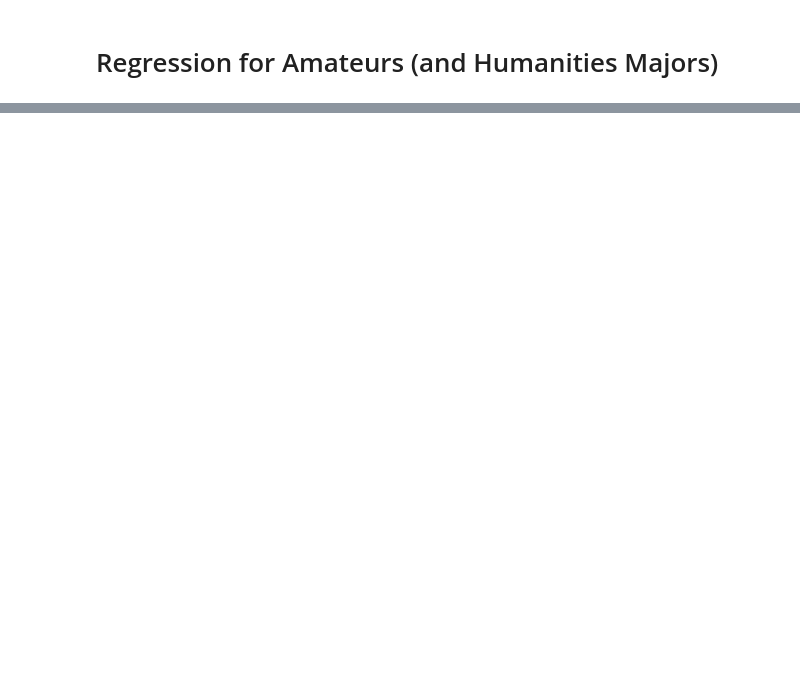
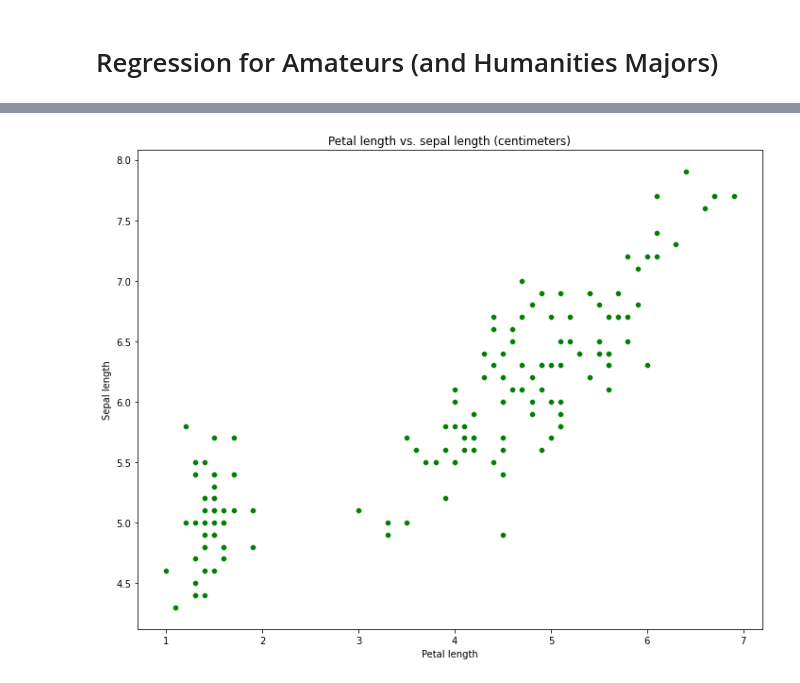
Before and after one commit to toastdeini/blog_post_ph3, a Jupyter notebook: Regression_for_Amateurs.ipynb, the cells around one changed output, grey strips where cells are left out. Cells and saved outputs as stored; diff of their text form; code cells hidden in the pictures; blank space fills up the shorter version.

```diff
--- a/Regression_for_Amateurs.ipynb
+++ b/Regression_for_Amateurs.ipynb
@@ -97,0 +117,17 @@ from sklearn.linear_model import LogisticRegression
+# %%
+# Instantiate ax object, set figure size and title
+fig, ax = plt.subplots(figsize=(10, 8))
+ax.set_title('Petal length vs. sepal length (centimeters)')
+
+# Plot petal_length vs. sepal_length
+sns.scatterplot(x = df.petal_length,
+                y = df.sepal_length,
+                color = 'g')
+
+ax.set_xlabel('Petal length')
+ax.set_ylabel('Sepal length')
+
+# Formatting for clarity and readability
+plt.tight_layout()
+# %% [output]
+[figure, added]
```
Also changed, not shown: parts of 37 cells of this notebook.
